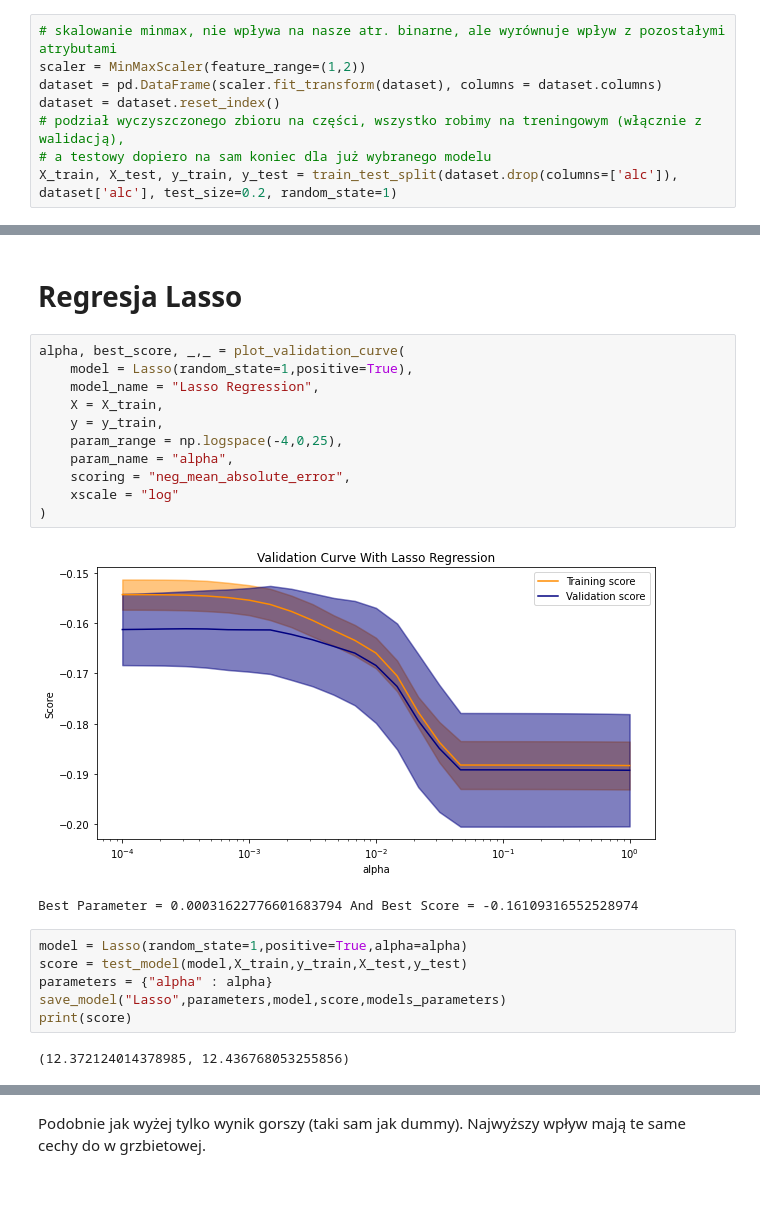
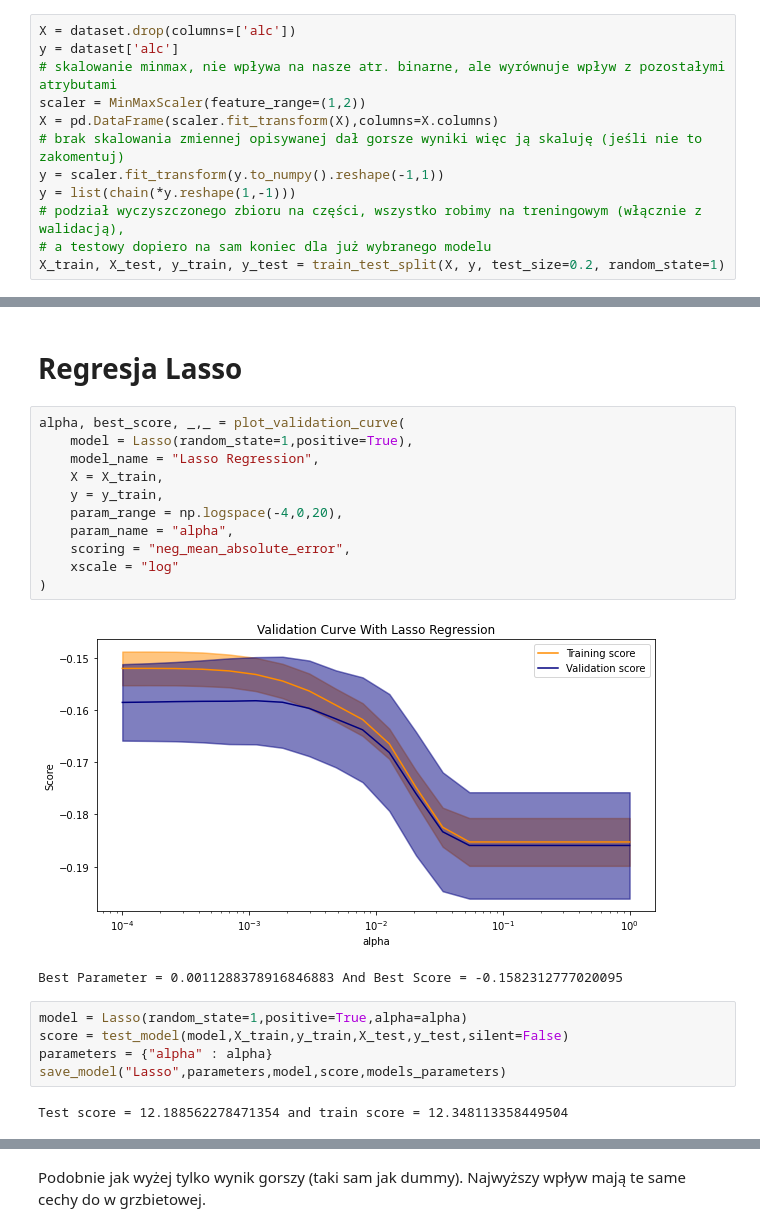
Before and after one commit to matlaczj/Predictive-Modeling-for-Student-Alcohol-Consumption, a Jupyter notebook: Projekt/projekt.ipynb, the cells around one changed output, grey strips where cells are left out. Drawn from its saved outputs; the diff is of its cells as text; blank space fills up the shorter version.

Commit message:
czytaj opis
- naprawienie convert_to_categoricals()
- poprawienie wyniku rbf 10->8%
- opisy + wykresy do części 1 projektu

```diff
--- a/Projekt/projekt.ipynb
+++ b/Projekt/projekt.ipynb
@@ -148,10 +163,14 @@ Opis najbardziej znaczących korelacji:
 
 Wiele cech po wstępnym przetworzeniu jest binarnych one-hot-encode. Wprowadzono takie rozwiązanie w celu możliwie mocnego zrównania wpływu różnych wartości atrybutu kategorycznego na wynik. Jednak mimo to wciąż będzie on obecny w małym stopniu dlatego wartości cech binarnych rosną wraz z intucyjnym wpływem na depresję ucznia czyli np. mieszkanie na wsi = 0, w mieście = 1, bo na ogół w mieście ludzie czują się bardziej wyalienowani i samotni (jest to pewien bias z mojej strony, ale lepszy niż losowość). Aby zrównać wpływ wszystkich cech znormalizowano je do zakresu. Wybrano zakres <1,2> bo pozwala uniknąć problemów z małymi liczbami i dzieleniem przez zero w metrykach. Również dla cech z punktami oddalonymi, ponieważ oczywistym jest, że zbiór nie może być zbalansowany pod kątem ilości alkoholików w szkole (całe szczęście), więc punkty oddalone są bardzo cenne bo są to właśnie zachowania abnormalne mające ważny wpływ na wynik.
 # %%
+X = dataset.drop(columns=['alc'])
+y = dataset['alc']
 # skalowanie minmax, nie wpływa na nasze atr. binarne, ale wyrównuje wpływ z pozostałymi atrybutami
 scaler = MinMaxScaler(feature_range=(1,2))
-dataset = pd.DataFrame(scaler.fit_transform(dataset), columns = dataset.columns)
-dataset = dataset.reset_index()
+X = pd.DataFrame(scaler.fit_transform(X),columns=X.columns)
+# brak skalowania zmiennej opisywanej dał gorsze wyniki więc ją skaluję (jeśli nie to zakomentuj)
+y = scaler.fit_transform(y.to_numpy().reshape(-1,1))
+y = list(chain(*y.reshape(1,-1)))
 # podział wyczyszczonego zbioru na części, wszystko robimy na treningowym (włącznie z walidacją),
 # a testowy dopiero na sam koniec dla już wybranego modelu
-X_train, X_test, y_train, y_test = train_test_split(dataset.drop(columns=['alc']), dataset['alc'], test_size=0.2, random_state=1)
+X_train, X_test, y_train, y_test = train_test_split(X, y, test_size=0.2, random_state=1)
@@ -353,25 +347,24 @@ Najwyższy wpływ mają cechy:
 # %%
 alpha, best_score, _,_ = plot_validation_curve(
     model = Lasso(random_state=1,positive=True),
     model_name = "Lasso Regression",
     X = X_train,
     y = y_train,
-    param_range = np.logspace(-4,0,25),
+    param_range = np.logspace(-4,0,20),
     param_name = "alpha",
     scoring = "neg_mean_absolute_error",
     xscale = "log"
 )
 # %% [output]
-[figure, old version]
+[figure, new version]
-Best Parameter = 0.00031622776601683794 And Best Score = -0.16109316552528974
+Best Parameter = 0.0011288378916846883 And Best Score = -0.1582312777020095
 # %%
 model = Lasso(random_state=1,positive=True,alpha=alpha)
-score = test_model(model,X_train,y_train,X_test,y_test)
+score = test_model(model,X_train,y_train,X_test,y_test,silent=False)
 parameters = {"alpha" : alpha}
 save_model("Lasso",parameters,model,score,models_parameters)
-print(score)
 # %% [output]
-(12.372124014378985, 12.436768053255856)
+Test score = 12.188562278471354 and train score = 12.348113358449504
 # %%
 plot_learning_curve(
     estimator = Lasso(random_state=1,positive=True,alpha=alpha),
```
Also changed, not shown: parts of 62 cells of this notebook, 3 other files.
